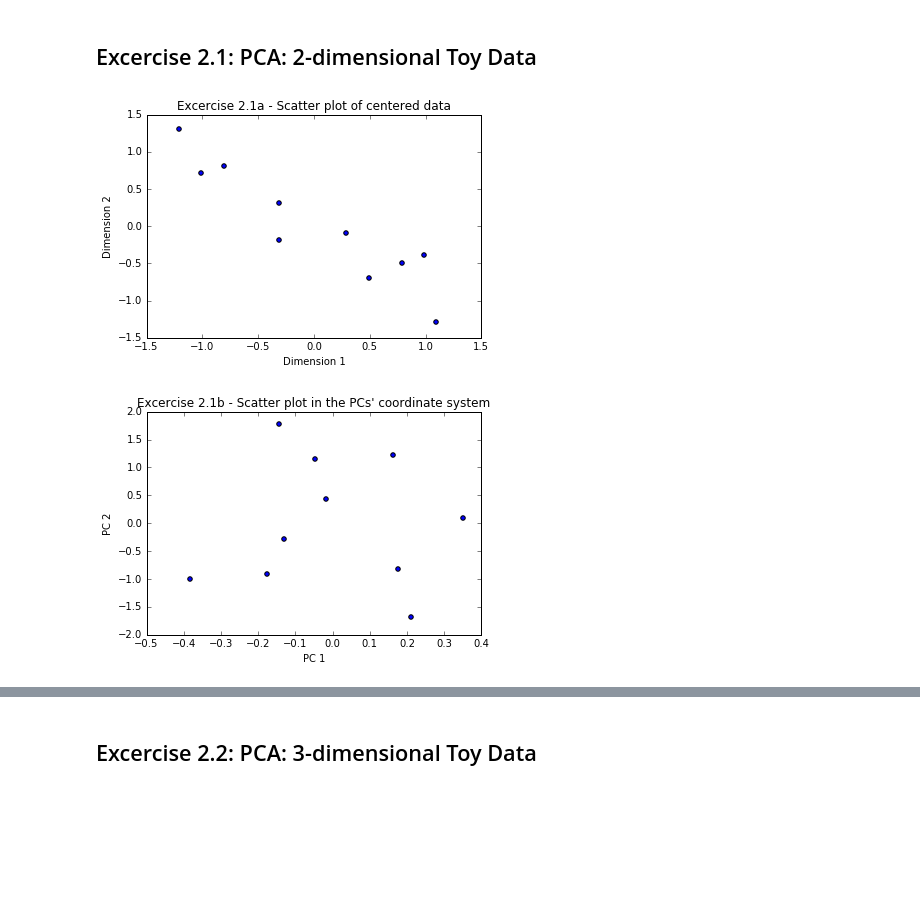
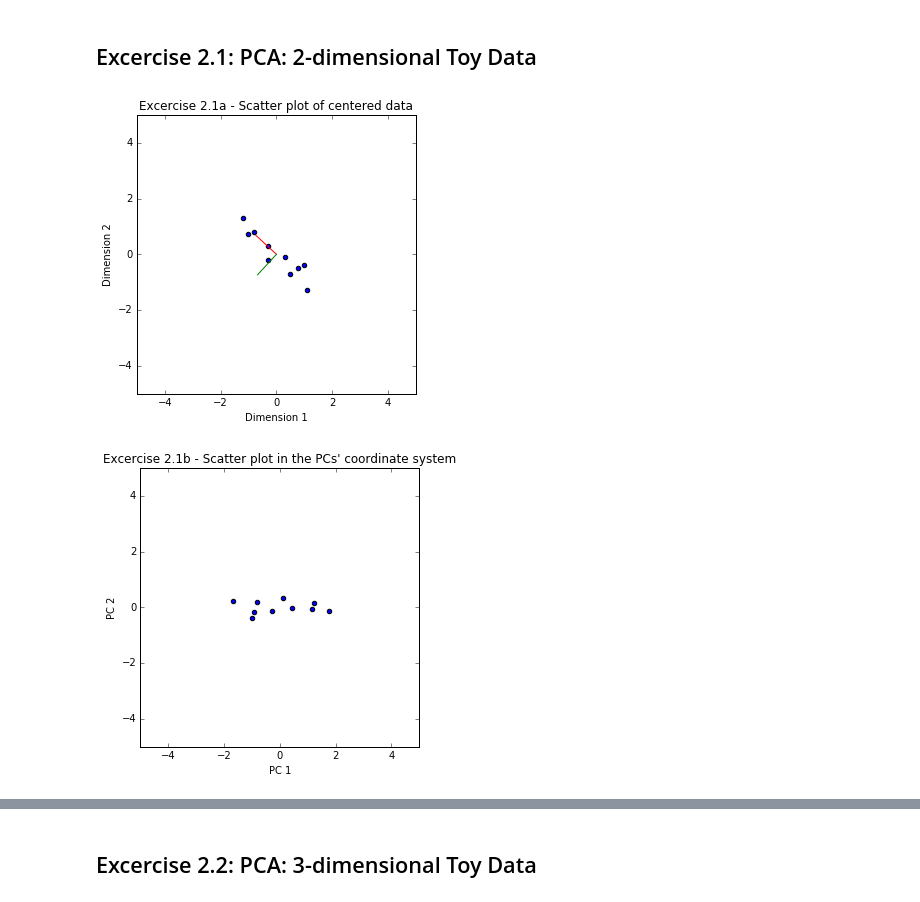
Before and after one commit to danijar/course-machine-intelligence-2, a Jupyter notebook: EX2/EX2-MI2-Nebenhoerers.ipynb, the cells around one changed output, grey strips where cells are left out. Drawn from its saved outputs; the diff is of its cells as text; code cells hidden in the pictures; blank space fills up the shorter version.

```diff
--- a/EX2/EX2-MI2-Nebenhoerers.ipynb
+++ b/EX2/EX2-MI2-Nebenhoerers.ipynb
@@ -28,28 +28,45 @@ Excercise 2.1: PCA: 2-dimensional Toy Data
 # %%
 f = open('pca-data-2d.dat.txt')
 data = pd.read_table(f, header=None, sep='   ',lineterminator='\n', engine='python')
 
 #center
 data = data - data.mean()
 
 #plot
-ax = data.plot(kind='scatter', x=0, y=1, title='Excercise 2.1a - Scatter plot of centered data')
+ax = data.plot(kind='scatter', x=0, y=1, title='Excercise 2.1a - Scatter plot of centered data', figsize=[5,5])
+
+
+# calculate eigenvectors and eigenvalues
+covmat = data.cov()
+eigvals, eigvecs = np.linalg.eigh(covmat)
+
+#sort the eigenvectors and eigenvalues in decreasing order
+idx = eigvals.argsort()[::-1]
+eigvals = eigvals[idx]
+eigvecs = eigvecs[idx,:]
+
+
+#plot the first 2 PCS
+ax.plot([0,first_pc[0]],[0,first_pc[1]], color='red')
+ax.plot([0,second_pc[0]],[0,second_pc[1]], color='green')
+
 ax.set_xlabel('Dimension 1')
 ax.set_ylabel('Dimension 2');
+ax.set_xlim([-5,5]);
+ax.set_ylim([-5,5]);
 # %% [output]
-[figure, old version]
+[figure, new version]
 # %%
-# calculate eigenvectors and eigenvalues
-covmat = data.cov()
-eigvals, eigvecs = np.linalg.eigh(covmat)
-
 #transform into the coordinate system of the PCAs
 datan = np.dot(eigvecs, data.T).T
 datan = pd.DataFrame(datan)
 
 #plot
-ax = datan.plot(kind='scatter', x=0, y=1, title='Excercise 2.1b - Scatter plot in the PCs\' coordinate system');
+ax = datan.plot(kind='scatter', x=0, y=1, title='Excercise 2.1b - Scatter plot in the PCs\' coordinate system', figsize=[5,5]);
+
 ax.set_xlabel('PC 1')
-ax.set_ylabel('PC 2');
+ax.set_ylabel('PC 2')
+ax.set_xlim([-5,5]);
+ax.set_ylim([-5,5]);
 # %% [output]
-[figure, old version]
+[figure, new version]
```
Also changed, not shown: parts of 2 cells of this notebook.
